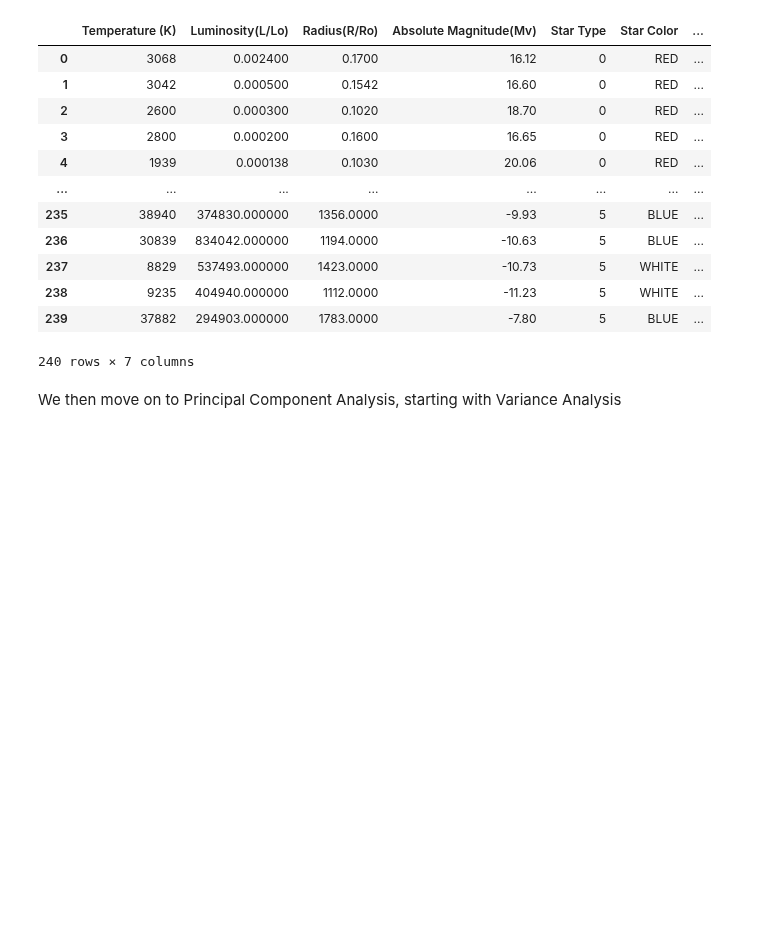
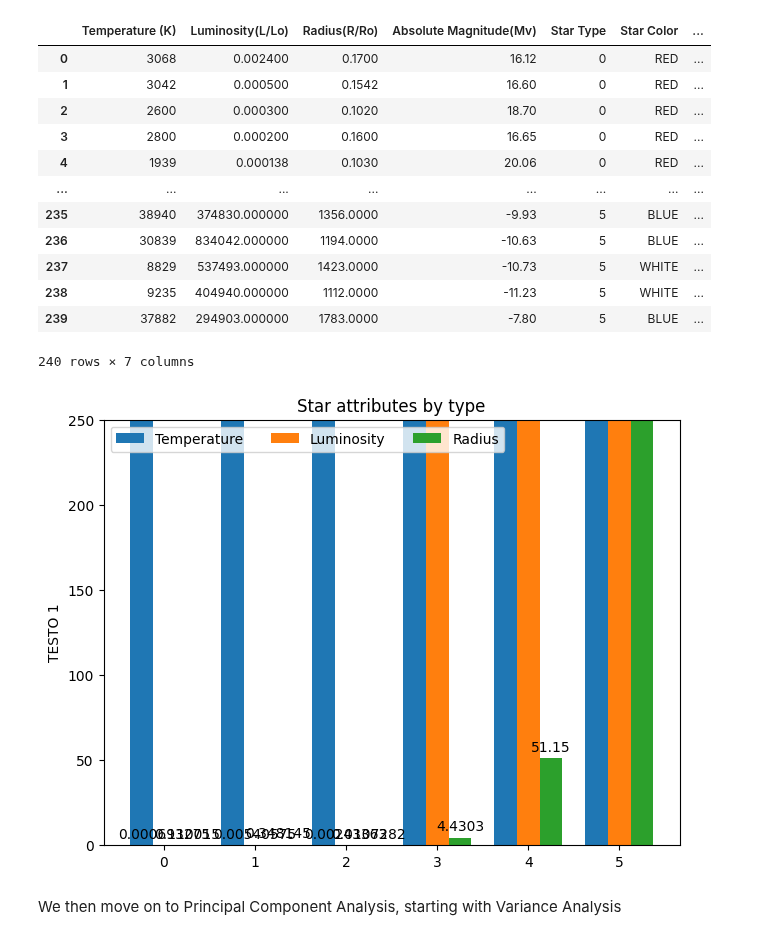
Before and after one commit to andreamoleri/StarryNight, a Jupyter notebook: Delivery/StarryNight.ipynb, the cells around one changed output. Drawn from its saved outputs; the diff is of its cells as text; code cells hidden in the pictures; blank space fills up the shorter version.

Commit message:
Stesura BarPlot Pre-Normalizzazione

```diff
--- a/Delivery/StarryNight.ipynb
+++ b/Delivery/StarryNight.ipynb
@@ -71,6 +72,37 @@ df
 | 238 | 9235 | 404940.000000 | 1112.0000 | -11.23 | 5 | WHITE | ... |
 | 239 | 37882 | 294903.000000 | 1783.0000 | -7.80 | 5 | BLUE | ... |
 240 rows × 7 columns
+# %%
+starTypes = (df["Star Type"].unique())
+
+value_means = {
+    "Temperature": df.groupby("Star Type")["Temperature (K)"].mean(),
+    "Luminosity": df.groupby("Star Type")["Luminosity(L/Lo)"].mean(),
+    "Radius": df.groupby("Star Type")["Radius(R/Ro)"].mean(),
+}
+
+x = np.arange(len(starTypes))
+width = 0.25
+multiplier = 0
+
+fig, ax = plt.subplots(layout='constrained')
+
+for attribute, measurement in value_means.items():
+    offset = width * multiplier
+    rects = ax.bar(x + offset, measurement, width, label=attribute)
+    ax.bar_label(rects, padding=3)
+    multiplier += 1
+
+# Add some text for labels, title and custom x-axis tick labels, etc.
+ax.set_ylabel('TESTO 1')
+ax.set_title('Star attributes by type')
+ax.set_xticks(x + width, starTypes)
+ax.legend(loc='upper left', ncols=3)
+ax.set_ylim(0, 250)
+
+plt.show()
+# %% [output]
+[figure, added]
 # %% [markdown]
 We then move on to Principal Component Analysis, starting with Variance Analysis
 # %%
```
Also changed, not shown: parts of 1 cell of this notebook.
